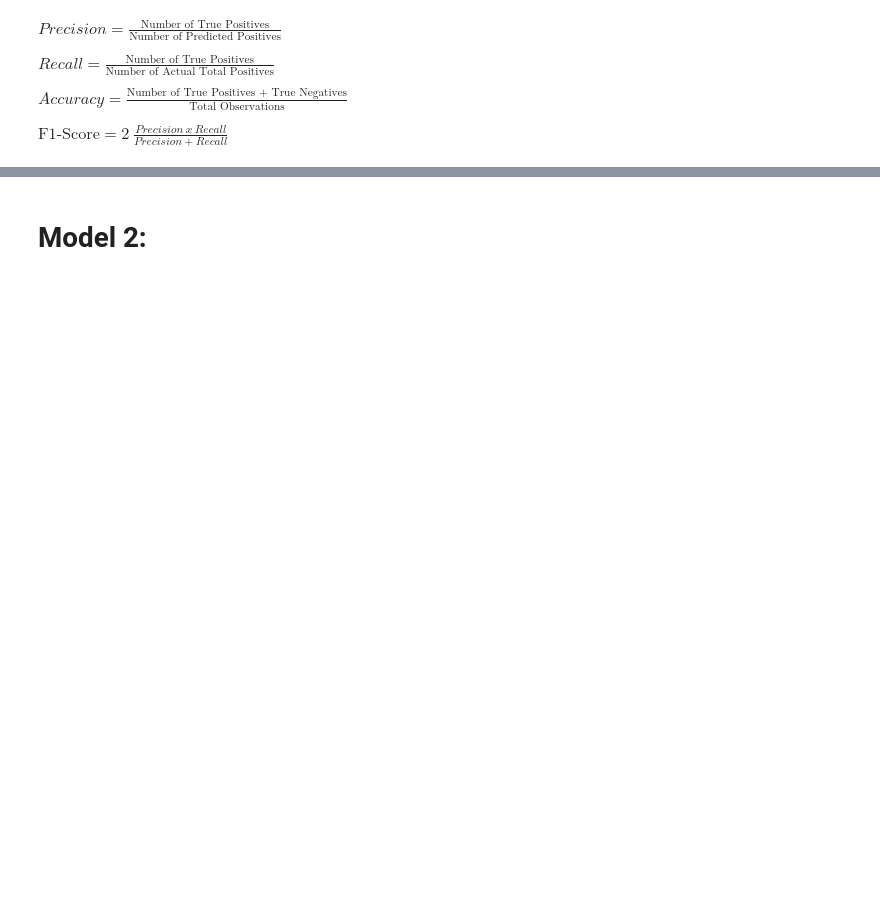
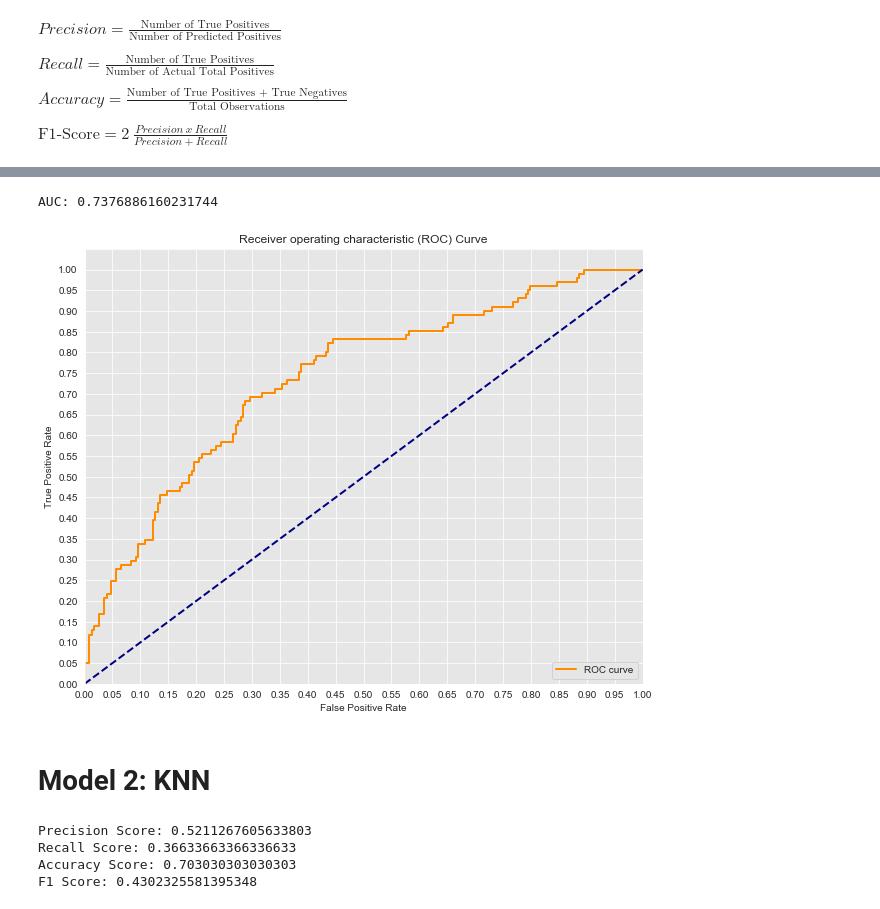
Before and after one commit to krbarounis/NTY-bestsellers-classification-project, a Jupyter notebook: Modeling.ipynb, the cells around one changed output, grey strips where cells are left out. Saved outputs shown, nothing was run; the diff lists cells and outputs as text; code cells hidden in the pictures; blank space fills up the shorter version.

```diff
--- a/Modeling.ipynb
+++ b/Modeling.ipynb
@@ -247,0 +275,30 @@ print(f1_score(y_hat_test, y_test))
+# %%
+y_score = logreg.fit(X_train, y_train).decision_function(X_test)
+
+fpr, tpr, thresholds = roc_curve(y_test, y_score)
+# %%
+import matplotlib.pyplot as plt
+import seaborn as sns
+%matplotlib inline
+
+#Seaborns Beautiful Styling
+sns.set_style("darkgrid", {"axes.facecolor": ".9"})
+
+print('AUC: {}'.format(auc(fpr, tpr)))
+plt.figure(figsize=(10,8))
+lw = 2
+plt.plot(fpr, tpr, color='darkorange',
+         lw=lw, label='ROC curve')
+plt.plot([0, 1], [0, 1], color='navy', lw=lw, linestyle='--')
+plt.xlim([0.0, 1.0])
+plt.ylim([0.0, 1.05])
+plt.yticks([i/20.0 for i in range(21)])
+plt.xticks([i/20.0 for i in range(21)])
+plt.xlabel('False Positive Rate')
+plt.ylabel('True Positive Rate')
+plt.title('Receiver operating characteristic (ROC) Curve')
+plt.legend(loc="lower right")
+plt.show()
+# %% [output]
+AUC: 0.7376886160231744
+[figure, added]
@@ -248,2 +308,2 @@ print(f1_score(y_hat_test, y_test))
 # %% [markdown]
-# Model 2:
+# Model 2: KNN
@@ -249,0 +316,13 @@ print(f1_score(y_hat_test, y_test))
+# %%
+def print_metrics(labels, preds):
+    print("Precision Score: {}".format(precision_score(labels, preds)))
+    print("Recall Score: {}".format(recall_score(labels, preds)))
+    print("Accuracy Score: {}".format(accuracy_score(labels, preds)))
+    print("F1 Score: {}".format(f1_score(labels, preds)))
+
+print_metrics(y_test, y_hat_test)
+# %% [output]
+Precision Score: 0.5211267605633803
+Recall Score: 0.36633663366336633
+Accuracy Score: 0.703030303030303
+F1 Score: 0.4302325581395348
```
Also changed, not shown: parts of 24 cells of this notebook.
